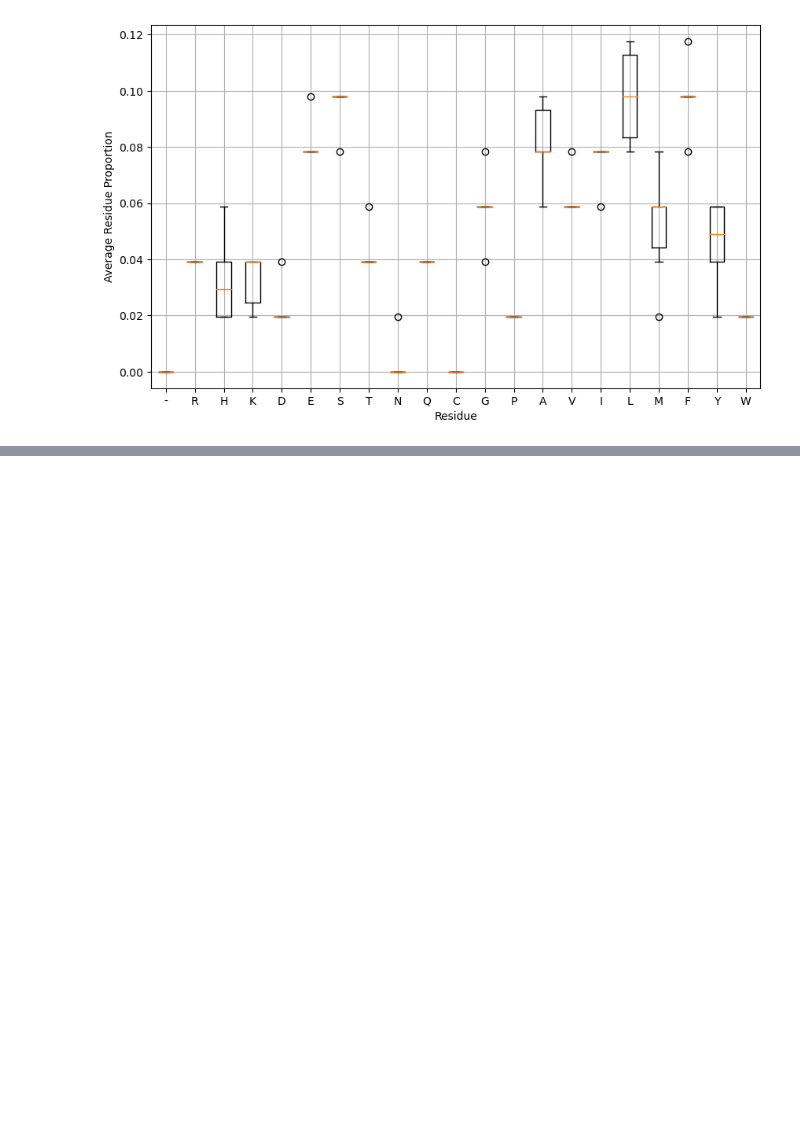
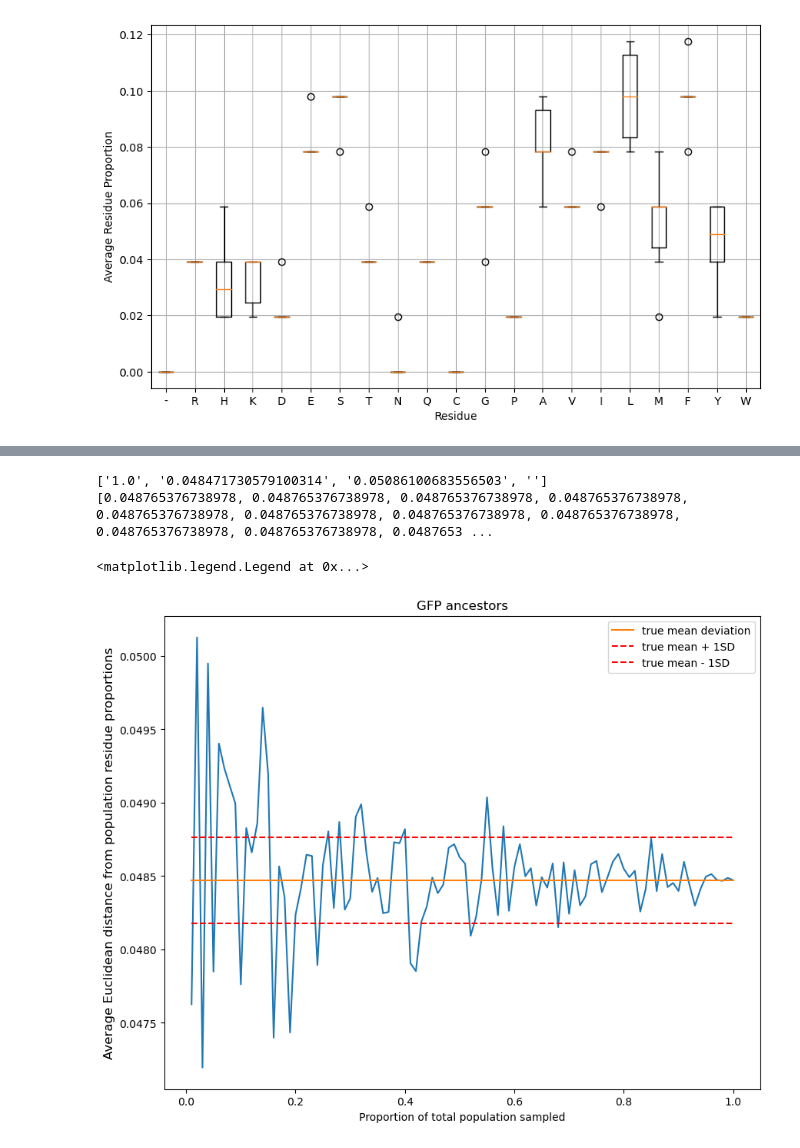
Before and after one commit to SebPorras/MAP_VAE, a Jupyter notebook: notebooks/model_playground.ipynb, the cells around one changed output, grey strips where cells are left out. Cells and saved outputs as stored; diff of their text form; code cells hidden in the pictures; blank space fills up the shorter version.

```diff
--- a/notebooks/model_playground.ipynb
+++ b/notebooks/model_playground.ipynb
@@ -255,0 +198,14 @@ Number of seqs: 2
+# %%
+x = []
+y = []
+all = []
+
+with open("sample_0.01.output", 'r') as file:
+    lines = file.readlines()
+    for line in lines:
+        data = line.strip().split(',')
+        print(data)
+        all.append(data)
+
+        x.append(float(data[0]))
+        y.append(float(data[1]))
@@ -255,0 +230,22 @@ Number of seqs: 2
+# %%
+
+
+
+print(all[-1])
+error_plus = [(float(all[-1][1]) + float(all[-1][2])/np.sqrt(30000)) for x in range(len(x))]
+error_neg = [(float(all[-1][1]) - float(all[-1][2])/np.sqrt(30000)) for x in range(len(x))]
+print(error_plus)
+plt.figure(figsize=(10,8))
+plt.plot(x,y)
+plt.plot(x, [float(all[-1][1]) for x in range(len(x))], label='true mean deviation')
+plt.plot(x,error_plus, '--r', label="true mean + 1SD")
+plt.plot(x,error_neg, '--r', label="true mean - 1SD")
+plt.title("GFP ancestors")
+plt.ylabel("Average Euclidean distance from population residue proportions", size=12)
+plt.xlabel("Proportion of total population sampled")
+plt.legend()
+# %% [output]
+['1.0', '0.048471730579100314', '0.05086100683556503', '']
+[0.048765376738978, 0.048765376738978, 0.048765376738978, 0.048765376738978, 0.048765376738978, 0.048765376738978, 0.048765376738978, 0.048765376738978, 0.048765376738978, 0.048765376738978, 0.0487653 ...
+<matplotlib.legend.Legend at 0x...>
+[figure, added]
```
Also changed, not shown: parts of 6 cells of this notebook, 6 other files.
